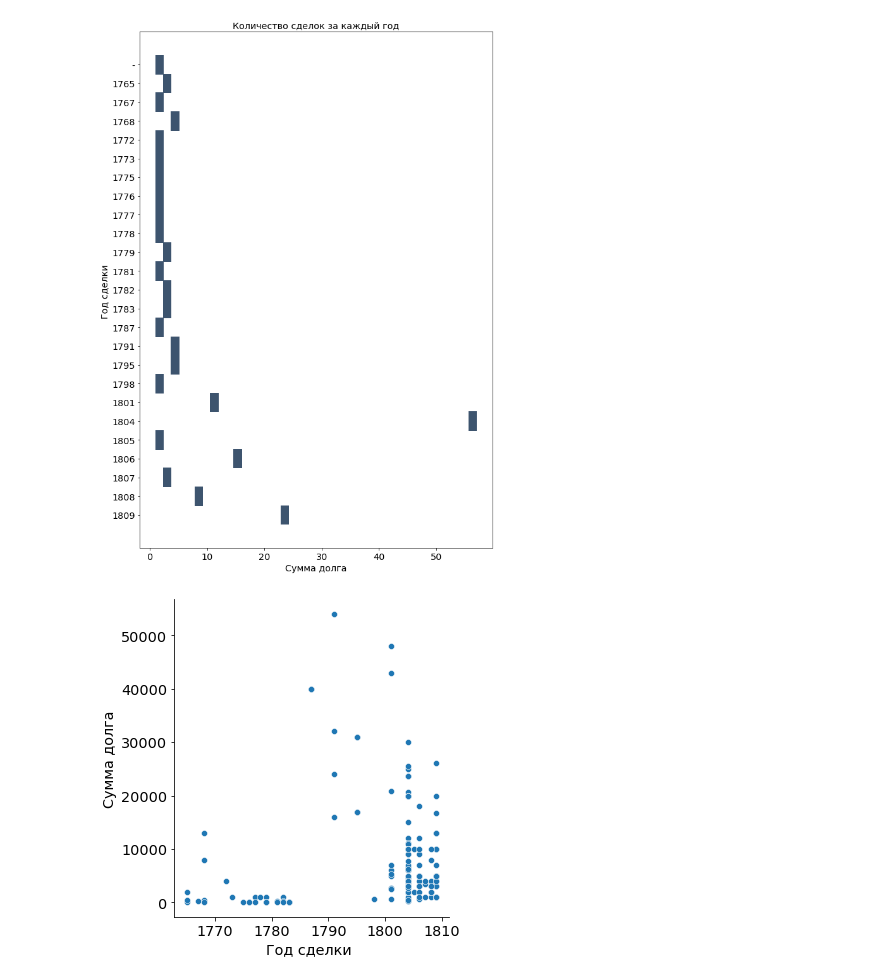
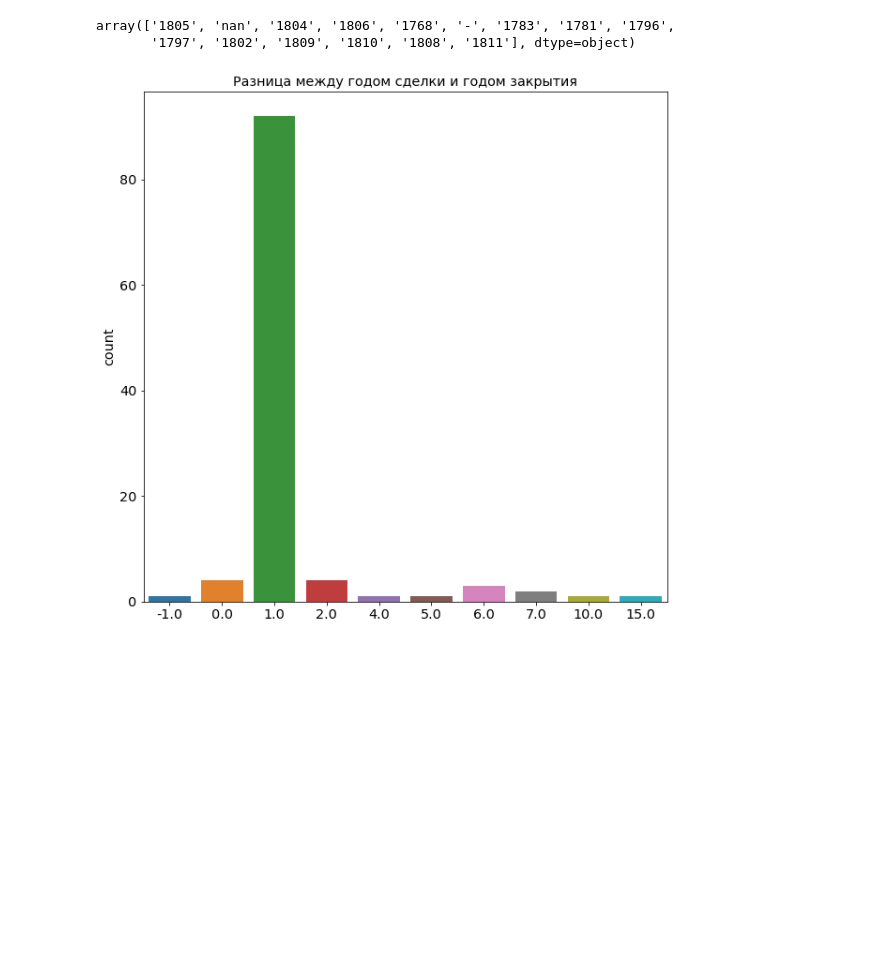
Before and after one commit to paulyurlov/corse-work-Debt_relations_in_famous_families_of_Russia_in_the_18th-19th_centuries, a Jupyter notebook: Analyse.ipynb, the cells around one changed output. Saved outputs shown, nothing was run; the diff lists cells and outputs as text; code cells hidden in the pictures; blank space fills up the shorter version.

```diff
--- a/Analyse.ipynb
+++ b/Analyse.ipynb
@@ -23,0 +11,11 @@ df
+# %%
+CREDENTIALS_FILE = 'service_account.json'
+
+credentials = ServiceAccountCredentials.from_json_keyfile_name(CREDENTIALS_FILE,
+                                                               ['https://www.googleapis.com/auth/spreadsheets'])
+gc = gspread.authorize(credentials)
+url = 'https://docs.google.com/spreadsheets/d/1MiQ7UPF9T9YXzaadFONsuoXQJUTPs1k1XREEqXfmNzw/edit#gid=1488630400'
+
+df = download_main(gc, url)
+trim_df(df)
+df
@@ -47,7 +80,3 @@ plot.figure.set_size_inches(20, 20)
-# %%
-df = df[df['Сумма долга'] != 'неизвестно'].copy()
-df['Сумма долга'] = df['Сумма долга'].apply(lambda x : x.split(sep=',')[0])
-df['Сумма долга'] = df['Сумма долга'].astype(np.float64)
 # %%
 import matplotlib.pylab as pylab
 params = {'legend.fontsize': 'x-large',
@@ -90,14 +209,13 @@ plot.figure.set_size_inches(10, 15)
-# %%
-tmp = df[['Год сделки ', 'Сумма долга']].groupby(by=['Год сделки ']).count()
-plot = sns.histplot(data=tmp, x='Сумма долга', y='Год сделки ').set_title('Количество сделок за каждый год')
-plot.figure.set_size_inches(10, 15)
-# %% [output]
-[figure, removed]
+# %%
+df['Год зыкрытия'].unique()
+# %% [output]
+array(['1805', 'nan', '1804', '1806', '1768', '-', '1783', '1781', '1796',
+       '1797', '1802', '1809', '1810', '1808', '1811'], dtype=object)
 # %%
-#tmp = df[['Год сделки ', 'Сумма долга']].groupby(by=['Год сделки ']).sum()
-df['Год сделки '] = df[df['Год сделки '] != '-']['Год сделки '].astype(np.float64)
-plot = sns.relplot(data=df, y='Сумма долга', x='Год сделки ')
-sns.set(rc={'figure.figsize':(20,20)})
-#plot.figure.set_size_inches(20, 20)
+df['Год зыкрытия'] = df[df['Год зыкрытия'] != '-']['Год зыкрытия'].astype(np.float64)
+df['Год сделки'] = df[df['Год сделки'] != '-']['Год сделки'].astype(np.float64)
+plot = sns.countplot(df['Год зыкрытия'].values - df['Год сделки'].values).set_title('Разница между годом сделки и годом закрытия')
+#sns.set(rc={'figure.figsize':(20,20)})
+plot.figure.set_size_inches(10, 10)
 # %% [output]
-[figure, old version]
+[figure, new version]
```
Also changed, not shown: parts of 27 cells of this notebook.
